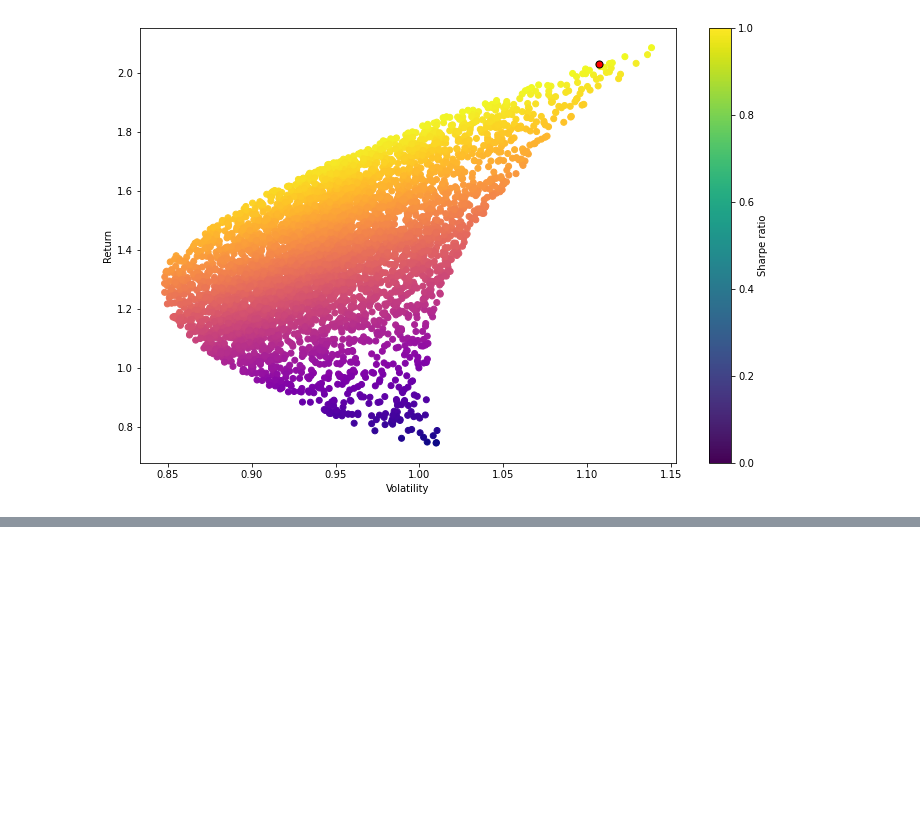
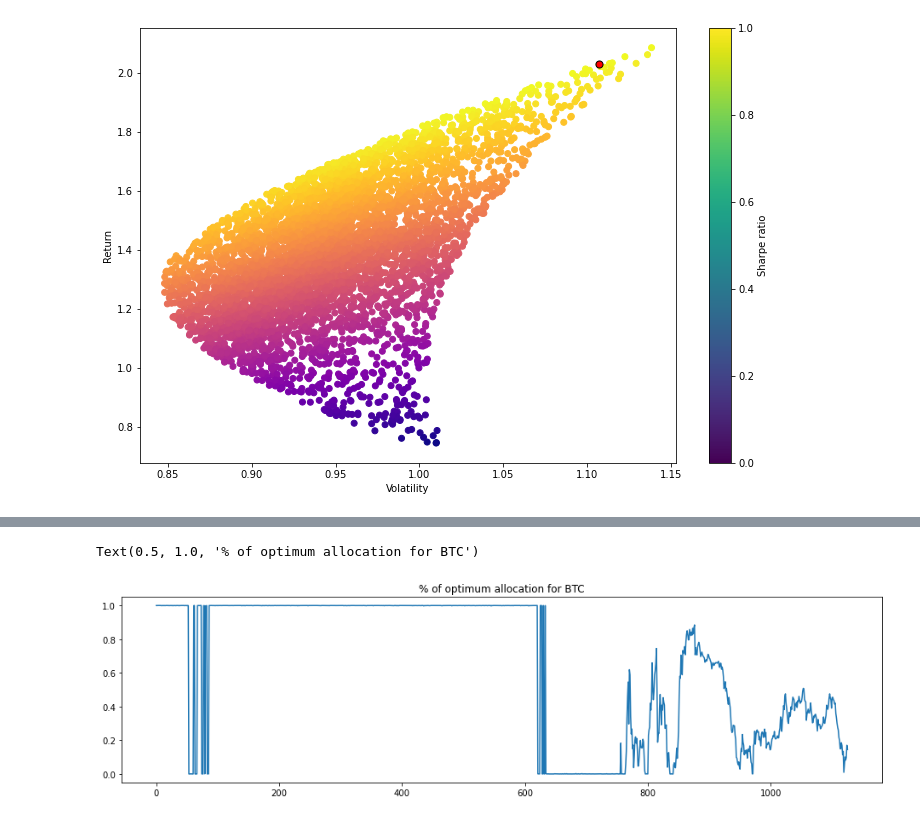
Before and after one commit to mxagar/crypto_analysis, a Jupyter notebook: 02_PortfolioAnalysis.ipynb, the cells around one changed output, grey strips where cells are left out. Drawn from its saved outputs; the diff is of its cells as text; code cells hidden in the pictures; blank space fills up the shorter version.

Commit message:
Extension of the portfolio analysis to all possible year spans for the pair BTC-ETH

```diff
--- a/02_PortfolioAnalysis.ipynb
+++ b/02_PortfolioAnalysis.ipynb
@@ -280,0 +393,2 @@ Text(0, 0.5, 'Return')
+# %%
+df_allocation = pd.read_csv('data/BTC_ETH_OptimalPortfolio.csv',header=0)
@@ -280,0 +404,10 @@ Text(0, 0.5, 'Return')
+# %%
+# It seems that in the bear markets it is best to have 100% BTC
+# In the bull markets, the optimum allocation for BTC varies wildly
+plt.figure(figsize=(16,4))
+#df_allocation[["BTC","ETH"]].plot()
+df_allocation["BTC"].plot()
+plt.title("% of optimum allocation for BTC")
+# %% [output]
+Text(0.5, 1.0, '% of optimum allocation for BTC')
+[figure, added]
```
Also changed, not shown: parts of 20 cells of this notebook, 2 other files.
